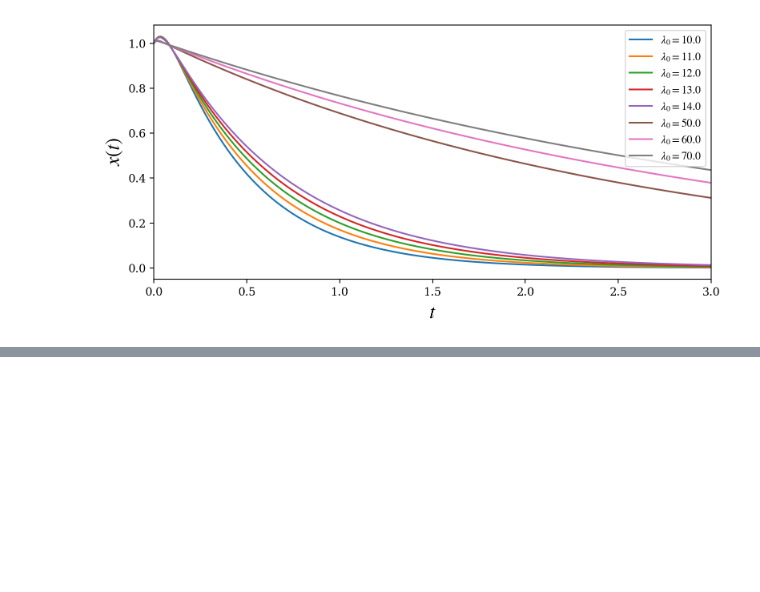
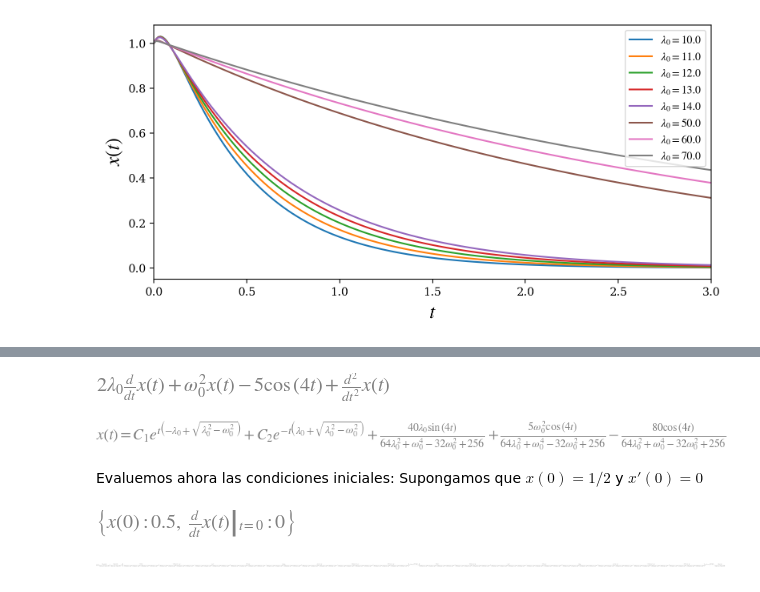
Before and after one commit to JaviMH24/Topicos-de-Ecuaciones-Diferenciales, a Jupyter notebook: EDO_Orden2.ipynb, the cells around one changed output, grey strips where cells are left out. Saved outputs shown, nothing was run; the diff lists cells and outputs as text; code cells hidden in the pictures; blank space fills up the shorter version.

```diff
--- a/EDO_Orden2.ipynb
+++ b/EDO_Orden2.ipynb
@@ -383,0 +407,12 @@ fig.tight_layout()
+# %%
+import numpy as np
+import sympy as sp
+
+t, omega0, lambda0 = sympy.symbols("t, omega_0, lambda_0", complex=True)
+x = sympy.Function("x") # Defino a x como funcion
+# %%
+ode = x(t).diff(t, 2) + 2*lambda0*x(t).diff(t, 1) + omega0**2 *x(t)-5*sp.cos(4*t) #defino la ED
+# %%
+ode
+# %% [output]
+[figure, added]
@@ -383,0 +421,6 @@ fig.tight_layout()
+# %%
+ode_sol
+# %% [output]
+[figure, added]
+# %% [markdown]
+Evaluemos ahora las condiciones iniciales: Supongamos que  $x(0)=1/2$ y $x'(0)=0$
@@ -383,0 +429,4 @@ fig.tight_layout()
+# %%
+ics
+# %% [output]
+[figure, added]
@@ -383,0 +435,4 @@ fig.tight_layout()
+# %%
+x_t_sol
+# %% [output]
+[figure, added]
```
Also changed, not shown: parts of 9 cells of this notebook, 1 other file.
